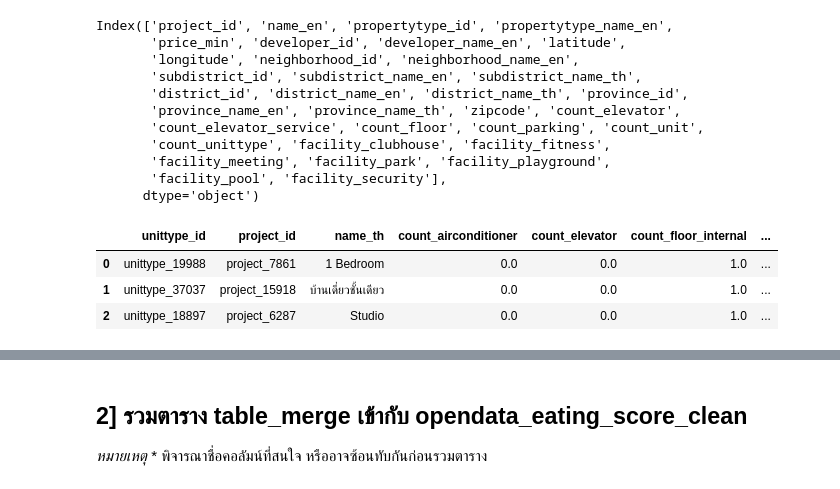
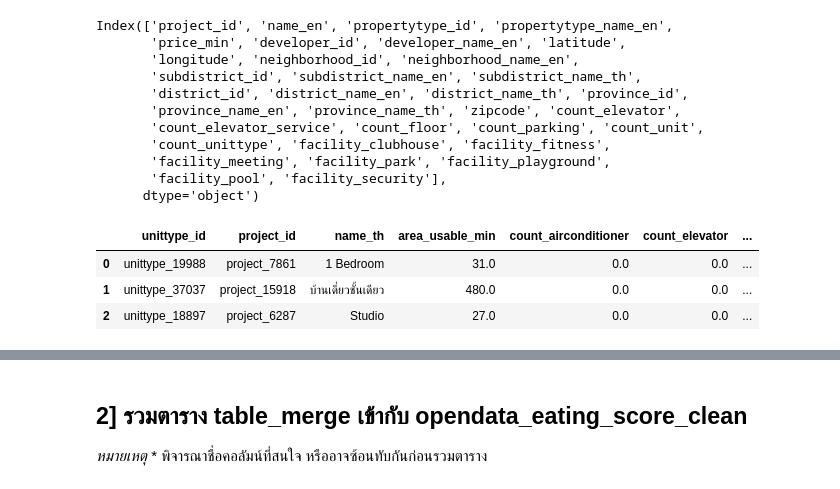
Before and after one commit to nannthd/BasicProg_DataViz65, a Jupyter notebook: Project.ipynb, the cells around one changed output, grey strips where cells are left out. Cells and saved outputs as stored; diff of their text form; code cells hidden in the pictures.

Commit message:
Prepare Data for Project

```diff
--- a/Project.ipynb
+++ b/Project.ipynb
@@ -589,17 +588,17 @@ Index(['project_id', 'name_en', 'propertytype_id', 'propertytype_name_en',
       dtype='object')
 # %%
 # select columns
-opendata_unittype_clean = opendata_unittype_clean[['unittype_id', 'project_id', 'name_th','count_airconditioner',
+opendata_unittype_clean = opendata_unittype_clean[['unittype_id', 'project_id', 'name_th','area_usable_min','count_airconditioner',
        'count_elevator', 'count_floor_internal', 'count_parking',
        'count_room_bath', 'count_room_bed', 'count_room_dinning',
        'count_room_guest', 'count_room_kitchen', 'count_room_living',
        'count_room_maid', 'count_room_storage', 'count_room_utility']]
 opendata_unittype_clean.head(3)
 # %% [output]
-|  | unittype_id | project_id | name_th | count_airconditioner | count_elevator | count_floor_internal | ... |
-| 0 | unittype_19988 | project_7861 | 1 Bedroom | 0.0 | 0.0 | 1.0 | ... |
-| 1 | unittype_37037 | project_15918 | บ้านเดี่ยวชั้นเดียว | 0.0 | 0.0 | 1.0 | ... |
-| 2 | unittype_18897 | project_6287 | Studio | 0.0 | 0.0 | 1.0 | ... |
+|  | unittype_id | project_id | name_th | area_usable_min | count_airconditioner | count_elevator | ... |
+| 0 | unittype_19988 | project_7861 | 1 Bedroom | 31.0 | 0.0 | 0.0 | ... |
+| 1 | unittype_37037 | project_15918 | บ้านเดี่ยวชั้นเดียว | 480.0 | 0.0 | 0.0 | ... |
+| 2 | unittype_18897 | project_6287 | Studio | 27.0 | 0.0 | 0.0 | ... |
 # %%
 #พบว่าชื่อ columns ซ้ำกัน
 # count_parking
```
Also changed, not shown: parts of 20 cells of this notebook.
